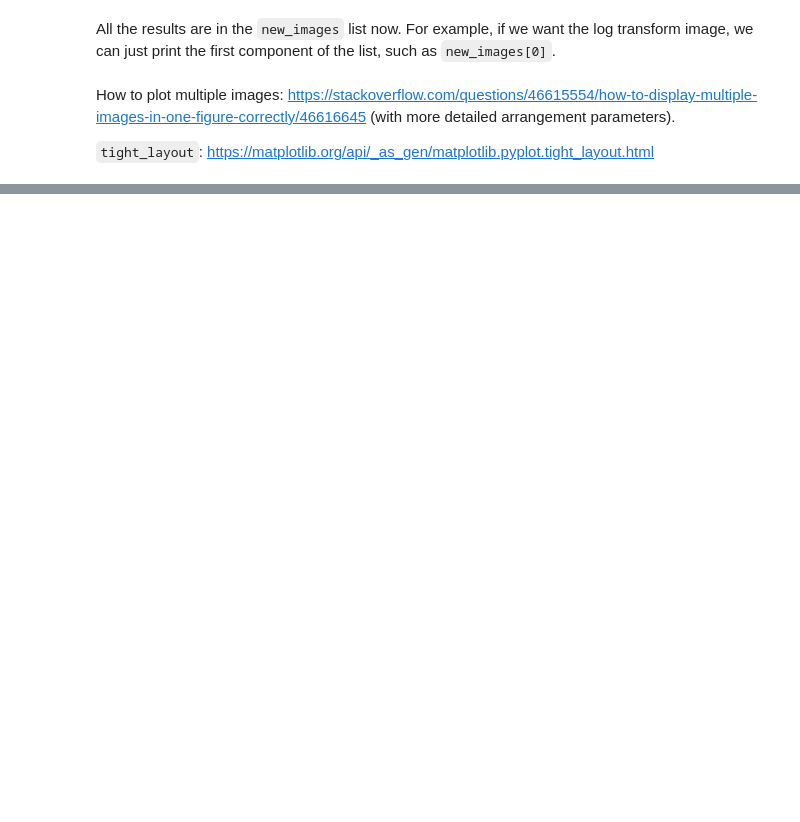
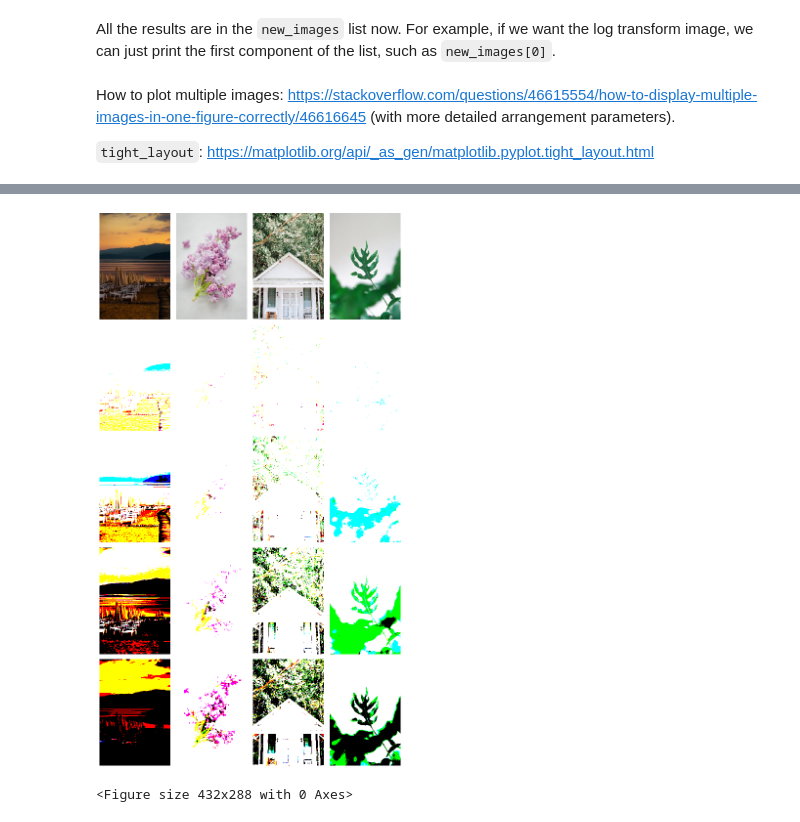
Before and after one commit to ldnam/Transformation-Filter-Unsharpmasking_project, a Jupyter notebook: Transformation.ipynb, the cells around one changed output, grey strips where cells are left out. Drawn from its saved outputs; the diff is of its cells as text; code cells hidden in the pictures; blank space fills up the shorter version.

```diff
--- a/Transformation.ipynb
+++ b/Transformation.ipynb
@@ -86,0 +87,32 @@ plt.savefig(os.path.join('out-images', "all-transformations"), dpi=300)
+# %%
+new_images = []
+for img_name in img_names:
+    file_name = img_name + 'small.jpg'
+    img = Image.open(os.path.join('images', file_name))
+    f = np.array(img.getdata())
+    new_images = new_images + [img]
+
+for x in [10,50,150,250]:
+    def threshold_function(f, outputMax, inputMax):
+        return (f > int(x/2))*255
+    img_names = ['sunset', 'flower', 'house', 'leaf']
+    for img_name in img_names:
+        file_name = img_name + 'small.jpg'
+        img = Image.open(os.path.join('images', file_name))
+        f = np.array(img.getdata())
+        # Now, we use list comprehension to apply different transformation on the existing image:
+        new_images = new_images + [transform_img(f, img, threshold_function)]
+# %%
+columns = 4
+rows = len(img_names)+1
+fig = plt.figure(figsize=(9, 16))
+for i in range(columns*rows):
+    fig.add_subplot(rows, columns, i+1)
+    plt.imshow(new_images[i])
+    plt.axis("off")
+fig.tight_layout()
+plt.show()
+plt.savefig(os.path.join('out-images', "all-threshold-images.pdf"), format='pdf', dpi=300)
+# %% [output]
+[figure, added]
+<Figure size 432x288 with 0 Axes>
```
Also changed, not shown: parts of 2 cells of this notebook, 4 other files.
